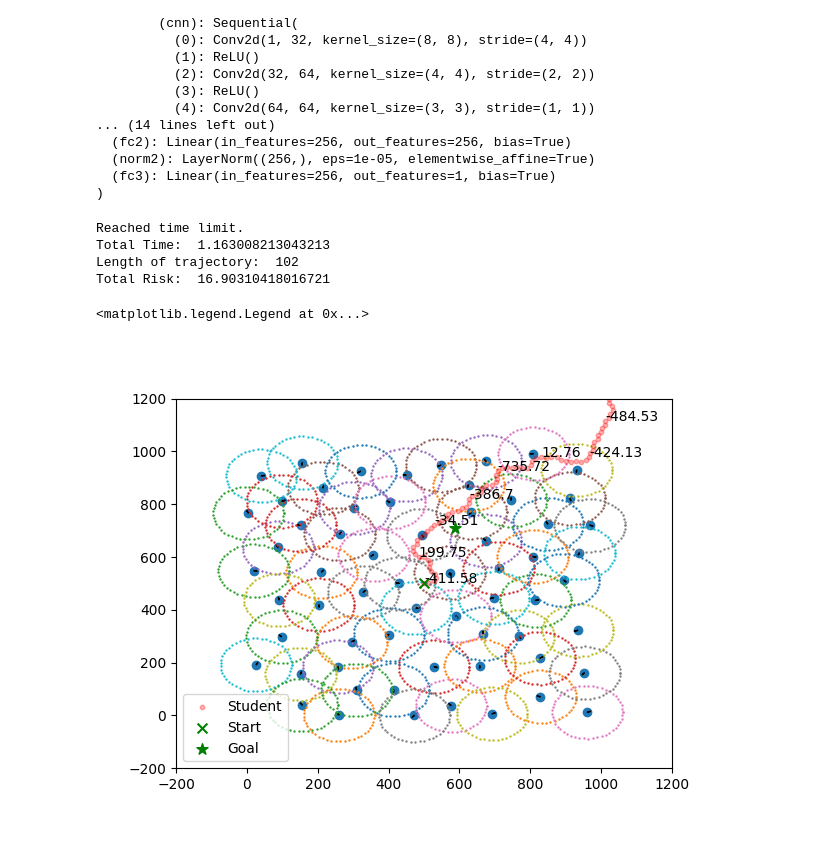
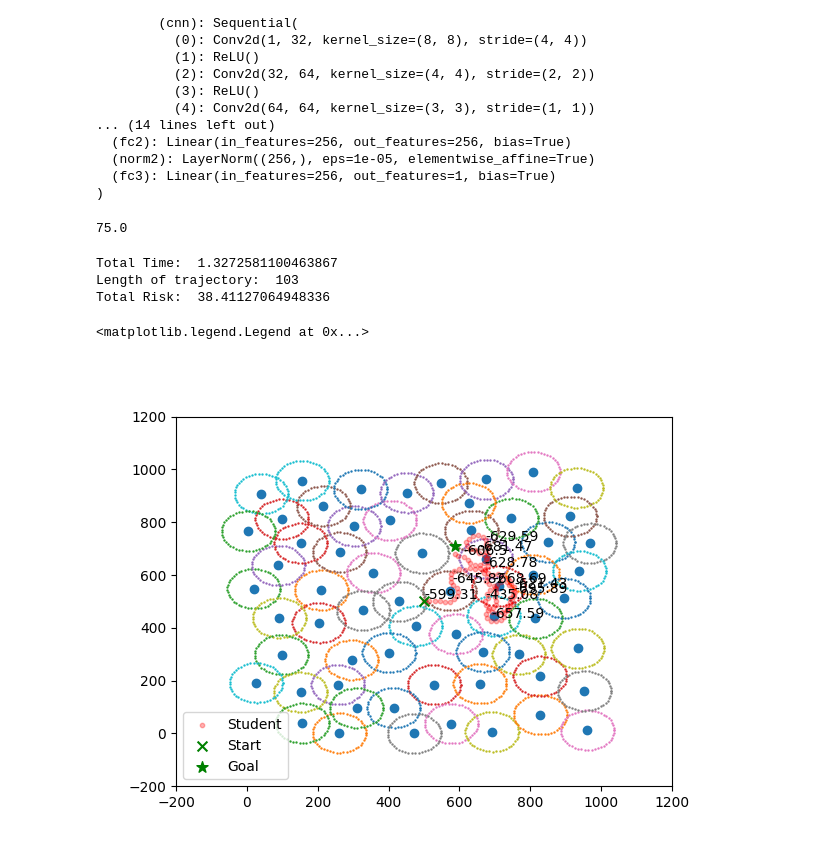
Before and after one commit to lucas-yyy000/CORL, a Jupyter notebook: policy_finetune/notebooks/11_sac_rlpd_risk_history_investigation.ipynb, the cells around one changed output. Saved outputs shown, nothing was run; the diff lists cells and outputs as text; code cells hidden in the pictures.

```diff
--- a/policy_finetune/notebooks/11_sac_rlpd_risk_history_investigation.ipynb
+++ b/policy_finetune/notebooks/11_sac_rlpd_risk_history_investigation.ipynb
@@ -121,12 +126,16 @@ SoftQNetwork(
 # %%
 delta_t = config['env']['delta_t']
 V = config['env']['V']
-radar_radius = config['env']['radar_radius']
+radar_radius = 0.75*config['env']['radar_radius']
 aircraft_detection_range = config['env']['aircraft_detection_range']
 grid_size=2*aircraft_detection_range/img_size
 time_scaling = config['env']['observation']['time_scaling']
 action_rescaling = config['env']['action_max']
 max_time_steps = config['env']['max_time_step']
+# %%
+radar_radius
+# %% [output]
+75.0
 # %%
 data_config_path = "/home/yixuany/workspace/evasion_nonlinear_guidance/evasion_guidance/data/config.yml"
 with open(data_config_path,"r") as file_object:
@@ -156,12 +165,13 @@ total_risk = 0
 trajectory = [state_cur]
 inputs = []
 q_values = []
+heat_map_prev = None
 start = time.time()
 with torch.no_grad():
     while np.linalg.norm(state_cur[:2] - goal_location) > config['env']['goal_tolerance']:
         # if time_spent % 10 == 0:
         #     print("Time spent: ", time_spent)
-        if time_spent > 100:
+        if time_spent > 150:
             print("Reached time limit.")
             break
         hm_start = time.time()
@@ -170,23 +180,36 @@ with torch.no_grad():
                                            aircraft_detection_range,
                                            grid_size)
         hm_end = time.time()
+        # if heat_map_prev is None:
+        #     heat_map_stacked = np.repeat(heat_map, 3, 0)
+        # else:
+        #     heat_map_stacked = np.roll(heat_map_prev, -1, 0)
+        #     heat_map_stacked[-1, :, :] = heat_map
+        # heat_map_prev = heat_map_stacked
         time_spent_heat_map += hm_end - hm_start
         goal_direction = center_state(state_cur, goal_location) / (map_size / 2.0)
 
-        # risk_max = np.max(risk_buffer)
-        # risk_mean = np.mean(risk_buffer)
-        # risk_measure = np.asarray([risk_mean, risk_max])
+        risk_max = np.max(risk_buffer)
+        risk_mean = np.mean(risk_buffer)
+        risk_measure = np.asarray([risk_mean, risk_max])
 
+        # obs = TensorDict({
+        #     'heat_map': torch.from_numpy(heat_map_stacked).unsqueeze(dim=0).float(),
+        #     'goal_direction': torch.from_numpy(goal_direction).unsqueeze(dim=0).float(),
+        #     "current_loc": torch.from_numpy(state_cur[:2] / map_size).unsqueeze(dim=0).float(),
+        #     "time_spent": torch.from_numpy(np.array([np.cos(time_spent / max_time_steps), np.sin(time_spent / max_time_steps)])).unsqueeze(dim=0).float(),
+        #     # 'risk_measure': torch.from_numpy(risk_measure).unsqueeze(dim=0).float()
+        # })
         obs = TensorDict({
             'heat_map': torch.from_numpy(heat_map).unsqueeze(dim=0).float(),
             'goal_direction': torch.from_numpy(goal_direction).unsqueeze(dim=0).float(),
             "current_loc": torch.from_numpy(state_cur[:2] / map_size).unsqueeze(dim=0).float(),
             "time_spent": torch.from_numpy(np.array([np.cos(time_spent / max_time_steps), np.sin(time_spent / max_time_steps)])).unsqueeze(dim=0).float(),
-            'risk_measure': torch.from_numpy(risk_measure).unsqueeze(dim=0).float()
+            'risk_measure': torch.from_numpy(risk_buffer).unsqueeze(dim=0).float()
         })
 
         pi, log_pi, mean = actor.get_action(obs)
-        u = pi.squeeze().cpu().detach().numpy()
+        u = mean.squeeze().cpu().detach().numpy()
         # print("Control: ", u)
         inputs.append(u)
         u = action_rescaling*u
@@ -195,10 +218,12 @@ with torch.no_grad():
         p_risk = risk_evaluator.evalute_risk(state_cur, u)
         risk_measure = np.roll(risk_measure, -1)
         risk_measure[-1] = p_risk
-        risk_buffer[time_spent % risk_interval] = p_risk
+        # risk_buffer[time_spent % risk_interval] = p_risk
+        risk_buffer = np.roll(risk_buffer, -1)
+        risk_buffer[-1] = p_risk
         total_risk += p_risk
-        if shutdown_simulator.update_shutdown(state_cur, u):
-            print("Shutdown")
+        # if shutdown_simulator.update_shutdown(state_cur, u):
+        #     print("Shutdown")
             # break
         state_cur = state_cur + delta_t*np.array([V*np.cos(state_cur[2]), V*np.sin(state_cur[2]), u/V])
         time_spent += 1
@@ -213,30 +238,29 @@ print("Total Risk: ", total_risk)
 trajectory = np.asarray(trajectory)
 q_values = np.asarray(q_values)
 # %% [output]
-Reached time limit.
-Total Time:  1.163008213043213
-Length of trajectory:  102
-Total Risk:  16.90310418016721
+Total Time:  1.3272581100463867
+Length of trajectory:  103
+Total Risk:  38.41127064948336
 # %%
 plt.close()
 fig, ax = plt.subplots()
-visualiza_radar_config(radar_locs, radar_orientations, radius=radar_radius, xlim=[0, map_size], ylim=[0, map_size])
+visualiza_radar_config(radar_locs, radius=radar_radius, xlim=[0, map_size], ylim=[0, map_size])
 ax.scatter(trajectory[:, 0], trajectory[:, 1], s=10, c='r', alpha=0.3, label='Student')
 # ax.scatter(episode_dict['state_history'][:, 0], episode_dict['state_history'][:, 1], s=10, c='g', alpha=0.3, label='Expert')
 ax.scatter(episode_dict['start_state'][0], episode_dict['start_state'][1], s=50, c='g', marker='x', label="Start")
 ax.scatter(goal_location[0], goal_location[1], s=70, c='g', marker='*', label='Goal')
 
 for i, q_val in enumerate(q_values):
     if i % 10 == 0:
     # if q_val < 0:
-        ax.annotate(int(100*q_val)/100, (trajectory[i, 0], trajectory[i, 1]))
+        ax.annotate(int(100*q_val)/100, (trajectory[i, 0], trajectory[i, 1]+10.0))
 
 ax.set_xlim(-200, 1.2*map_size)
 ax.set_ylim(-200, 1.2*map_size)
 ax.legend()
 # %% [output]
 <matplotlib.legend.Legend at 0x...>
-[figure, old version]
+[figure, new version]
 # %%
 # plt.close()
 # fig, ax = plt.subplots()
```
Also changed, not shown: parts of 2 cells of this notebook, 11 other files.
